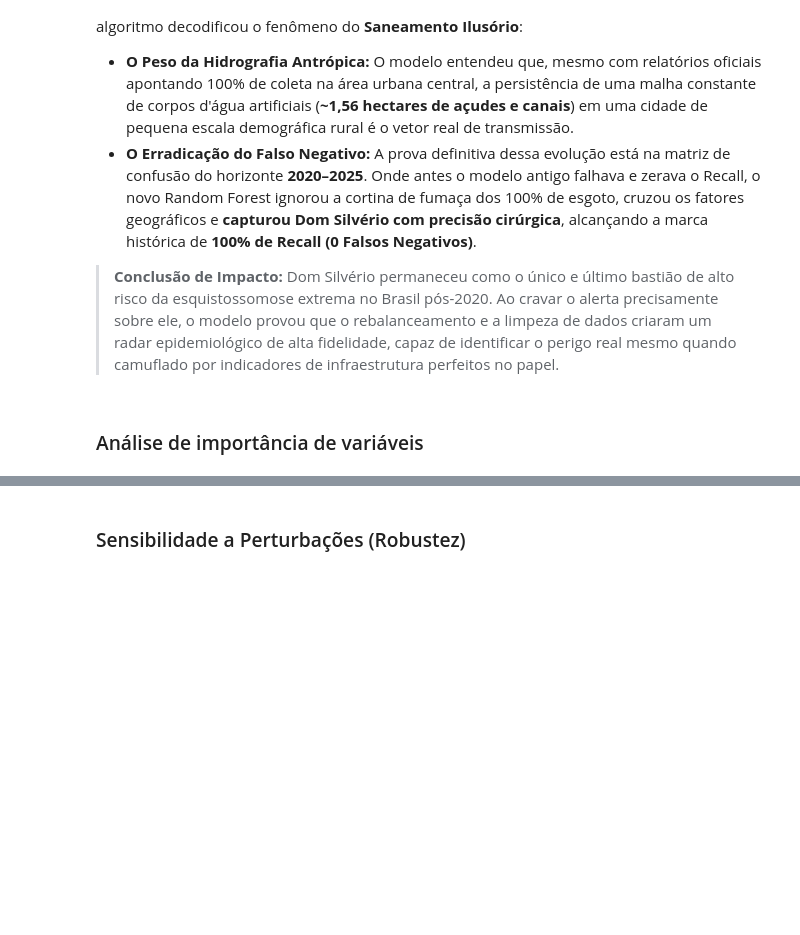
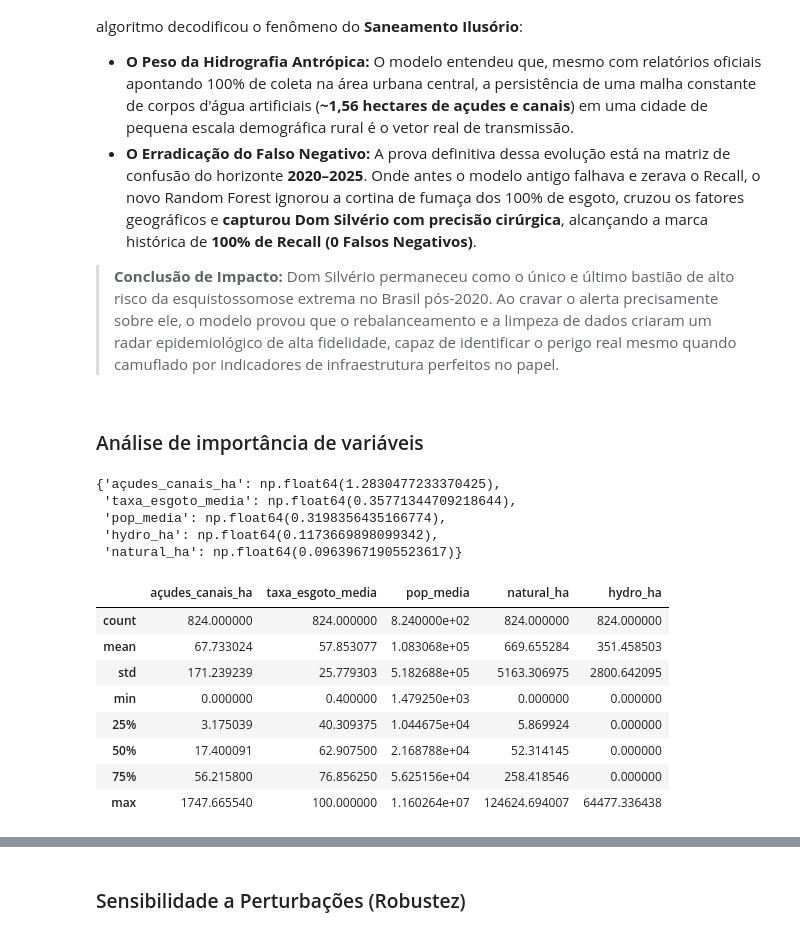
Before and after one commit to LuizCorrei4/Projeto-Caramujo, a Jupyter notebook: notebooks/analise_geoespacial/analise_saneamento_corpos_d'agua.ipynb, the cells around one changed output, grey strips where cells are left out. Cells and saved outputs as stored; diff of their text form; code cells hidden in the pictures; blank space fills up the shorter version.

Commit message:
teste kbest

```diff
--- a/notebooks/analise_geoespacial/analise_saneamento_corpos_d'agua.ipynb
+++ b/notebooks/analise_geoespacial/analise_saneamento_corpos_d'agua.ipynb
@@ -1083,6 +1083,34 @@ A reformulação do modelo permitiu que o Random Forest deixasse de ser induzido
 > **Conclusão de Impacto:** Dom Silvério permaneceu como o único e último bastião de alto risco da esquistossomose extrema no Brasil pós-2020. Ao cravar o alerta precisamente sobre ele, o modelo provou que o rebalanceamento e a limpeza de dados criaram um radar epidemiológico de alta fidelidade, capaz de identificar o perigo real mesmo quando camuflado por indicadores de infraestrutura perfeitos no papel.
 # %% [markdown]
 ### Análise de importância de variáveis
+# %%
+from sklearn.feature_selection import SelectKBest, f_classif
+
+seletor = SelectKBest(score_func=f_classif, k=5)
+seletor.fit(X, y)
+seletor.get_feature_names_out()
+
+seletor_scores = dict(zip(X.columns, seletor.scores_))
+seletor_scores_ordenados = dict(sorted(seletor_scores.items(), key=lambda item: item[1], reverse=True))
+seletor_scores_ordenados
+# %% [output]
+{'açudes_canais_ha': np.float64(1.2830477233370425),
+ 'taxa_esgoto_media': np.float64(0.35771344709218644),
+ 'pop_media': np.float64(0.3198356435166774),
+ 'hydro_ha': np.float64(0.1173669898099342),
+ 'natural_ha': np.float64(0.09639671905523617)}
+# %%
+X.describe()
+# %% [output]
+|  | açudes_canais_ha | taxa_esgoto_media | pop_media | natural_ha | hydro_ha |
+| count | 824.000000 | 824.000000 | 8.240000e+02 | 824.000000 | 824.000000 |
+| mean | 67.733024 | 57.853077 | 1.083068e+05 | 669.655284 | 351.458503 |
+| std | 171.239239 | 25.779303 | 5.182688e+05 | 5163.306975 | 2800.642095 |
+| min | 0.000000 | 0.400000 | 1.479250e+03 | 0.000000 | 0.000000 |
+| 25% | 3.175039 | 40.309375 | 1.044675e+04 | 5.869924 | 0.000000 |
+| 50% | 17.400091 | 62.907500 | 2.168788e+04 | 52.314145 | 0.000000 |
+| 75% | 56.215800 | 76.856250 | 5.625156e+04 | 258.418546 | 0.000000 |
+| max | 1747.665540 | 100.000000 | 1.160264e+07 | 124624.694007 | 64477.336438 |
 # %%
 from sklearn.feature_selection import SelectKBest, mutual_info_classif, f_classif
 import matplotlib.pyplot as plt
```
Also changed, not shown: parts of 1 cell of this notebook.
